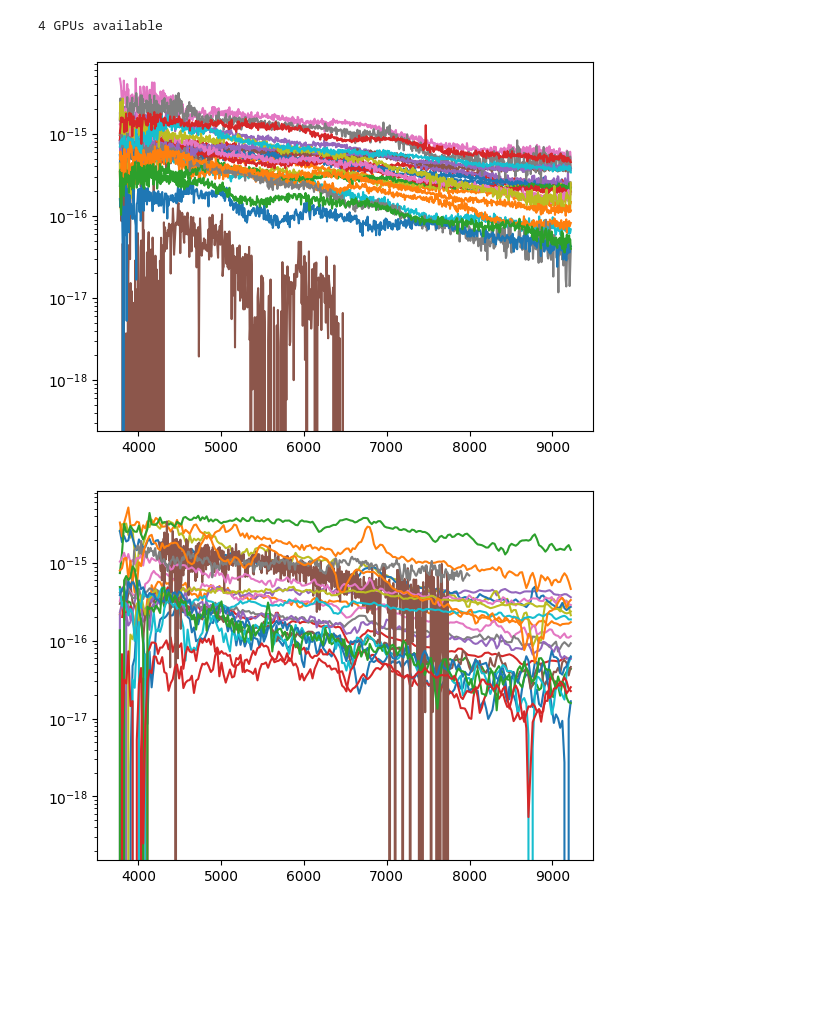
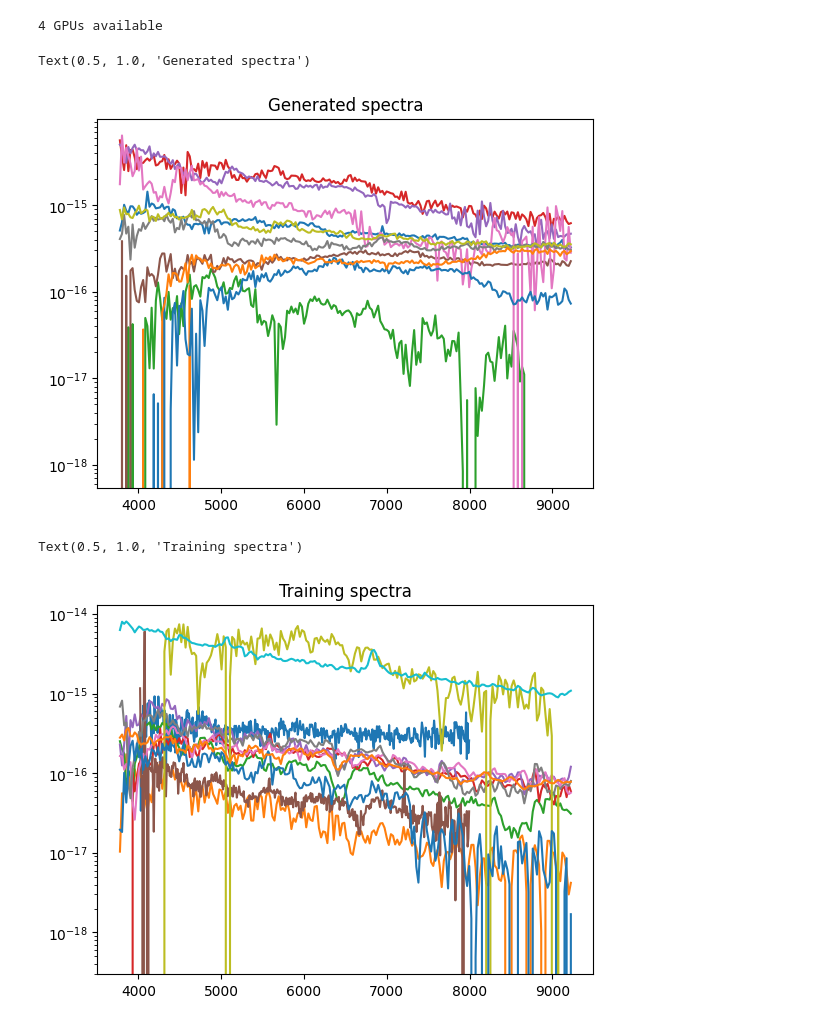
Before and after one commit to smsharma/generative-spectra-lightcurves, a Jupyter notebook: notebooks/sandbox.ipynb, the cells around one changed output. Cells and saved outputs as stored; diff of their text form; code cells hidden in the pictures; blank space fills up the shorter version.

```diff
--- a/notebooks/sandbox.ipynb
+++ b/notebooks/sandbox.ipynb
@@ -289,18 +205,20 @@ with trange(n_steps) as steps:
 from models.diffusion_utils import generate
 
 # Generate samples
-n_samples = 24
+n_samples = 12
 wavelengths_cond = wavelengths[:1, : np.sum(masks[0])]
-wavelengths_cond = np.linspace(np.min(wavelengths_cond), np.max(wavelengths_cond), 800)[None, ...]
-samples = generate(vdm, unreplicate(pstate).params, jax.random.PRNGKey(942), (n_samples, len(wavelengths_cond[0])), wavelengths_cond[..., None], np.ones_like(wavelengths_cond), steps=200)
+wavelengths_cond = np.linspace(np.min(wavelengths_cond), np.max(wavelengths_cond), 214)[None, ...]
+samples = generate(vdm, unreplicate(pstate).params, jax.random.PRNGKey(412141), (n_samples, len(wavelengths_cond[0])), wavelengths_cond[..., None], np.ones_like(wavelengths_cond), steps=200)
 # %%
 # Loop over all the samples
 for i in range(n_samples):
     plt.plot(wavelengths_cond[0] * wavelengths_std + wavelengths_mean, samples.mean()[i, :, 0] * fluxes_std + fluxes_mean) # Generated sample
 
 plt.yscale("log")
+plt.title("Generated spectra")
 # %% [output]
+Text(0.5, 1.0, 'Generated spectra')
-[figure, old version]
+[figure, new version]
 # %%
 # Some training samples
 for i in range(n_samples, n_samples + n_samples):
@@ -309,5 +227,7 @@ for i in range(n_samples, n_samples + n_samples):
     plt.plot(wavelengths_unmaskes, fluxes_unmasked) # Training sample
 
 plt.yscale("log")
+plt.title("Training spectra")
 # %% [output]
+Text(0.5, 1.0, 'Training spectra')
-[figure, old version]
+[figure, new version]
```
Also changed, not shown: parts of 1 cell of this notebook.
